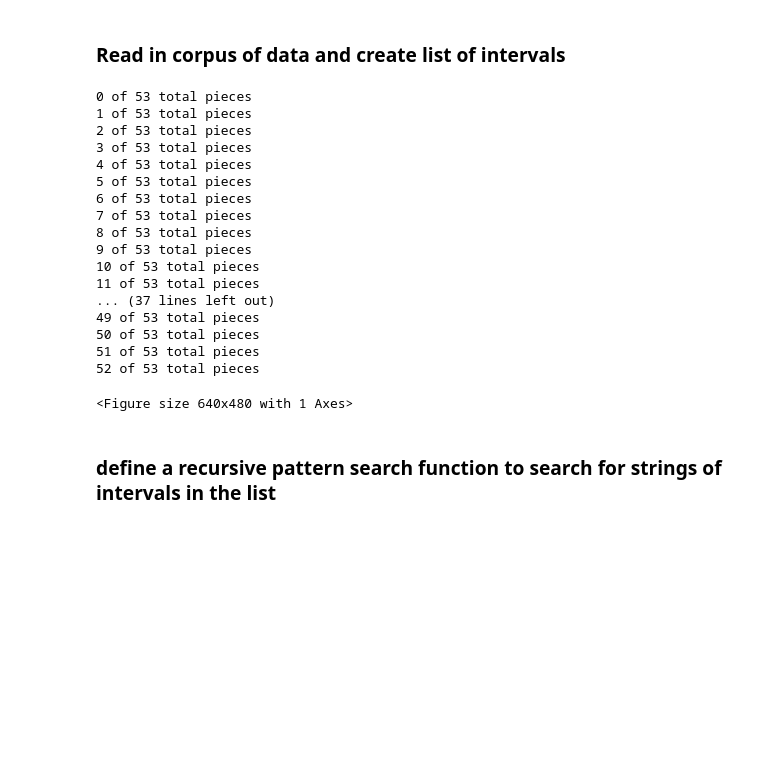
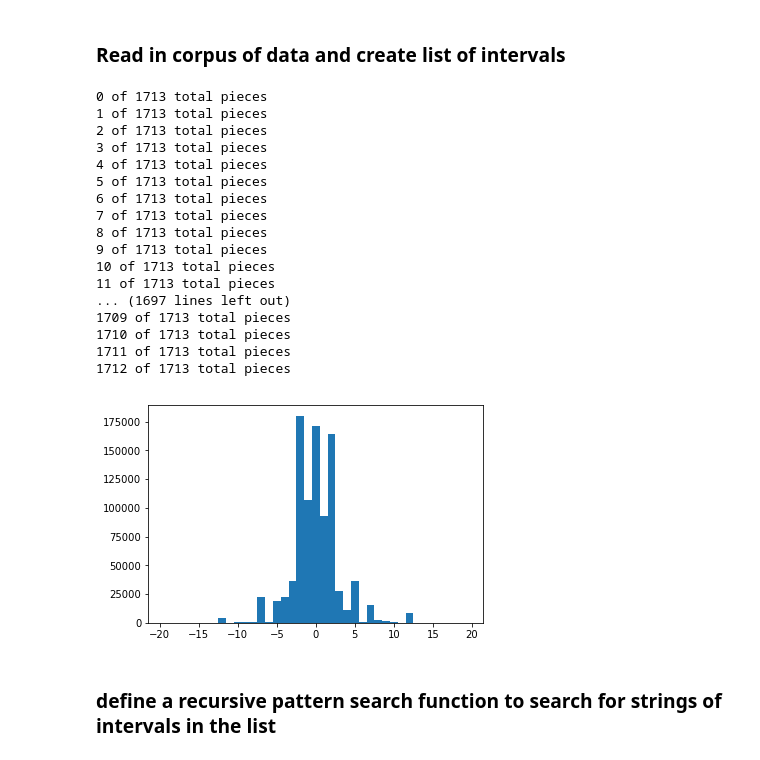
Before and after one commit to kdoelling1919/musPredict, a Jupyter notebook: IntervalAnalysis.ipynb, the cells around one changed output. Saved outputs shown, nothing was run; the diff lists cells and outputs as text; code cells hidden in the pictures; blank space fills up the shorter version.

```diff
--- a/IntervalAnalysis.ipynb
+++ b/IntervalAnalysis.ipynb
@@ -3,42 +3,45 @@
 # %%
 from music21 import *
 import matplotlib.pyplot as plt
 import numpy as np
 
-Bach = corpus.search('Verdi', 'Composer')
+composers = ['Bach', 'Beethoven', 'Mozart', 'Corelli', 'Chopin', 'Handel', 'Haydn', 'Palestrina']
+database = corpus.search(composers[0], 'Composer')
+for cmp in composers[1:]:
+    database = database.union(corpus.search(cmp, 'Composer'))
 intrvlist = []
 cnt = 0
-for thisPiece in Bach:
-    print('{} of {} total pieces'.format(cnt, len(Bach)))
+for thisPiece in database:
+    print('{} of {} total pieces'.format(cnt, len(database)))
     thisScore = thisPiece.parse()
     for thisPart in thisScore.parts:
         testNotes = thisPart.flat.getElementsByClass('Note')
         for n1, n2 in zip(testNotes[:-1], testNotes[1:]):
             intrvlist.append(interval.Interval(n1,n2).semitones)
 
     cnt += 1
 
 plt.hist(intrvlist, bins=np.arange(-19,21)-.5)
 plt.show()
 # %% [output]
-0 of 53 total pieces
-1 of 53 total pieces
-2 of 53 total pieces
-3 of 53 total pieces
-4 of 53 total pieces
-5 of 53 total pieces
-6 of 53 total pieces
-7 of 53 total pieces
-8 of 53 total pieces
-9 of 53 total pieces
-10 of 53 total pieces
-11 of 53 total pieces
-... (37 lines left out)
-49 of 53 total pieces
-50 of 53 total pieces
-51 of 53 total pieces
-52 of 53 total pieces
+0 of 1713 total pieces
+1 of 1713 total pieces
+2 of 1713 total pieces
+3 of 1713 total pieces
+4 of 1713 total pieces
+5 of 1713 total pieces
+6 of 1713 total pieces
+7 of 1713 total pieces
+8 of 1713 total pieces
+9 of 1713 total pieces
+10 of 1713 total pieces
+11 of 1713 total pieces
+... (1697 lines left out)
+1709 of 1713 total pieces
+1710 of 1713 total pieces
+1711 of 1713 total pieces
+1712 of 1713 total pieces
-<Figure size 640x480 with 1 Axes>
+[figure, added]
 # %% [markdown]
 ### define a recursive pattern search function to search for strings of intervals in the list
 # %%
```
Also changed, not shown: parts of 2 cells of this notebook.
